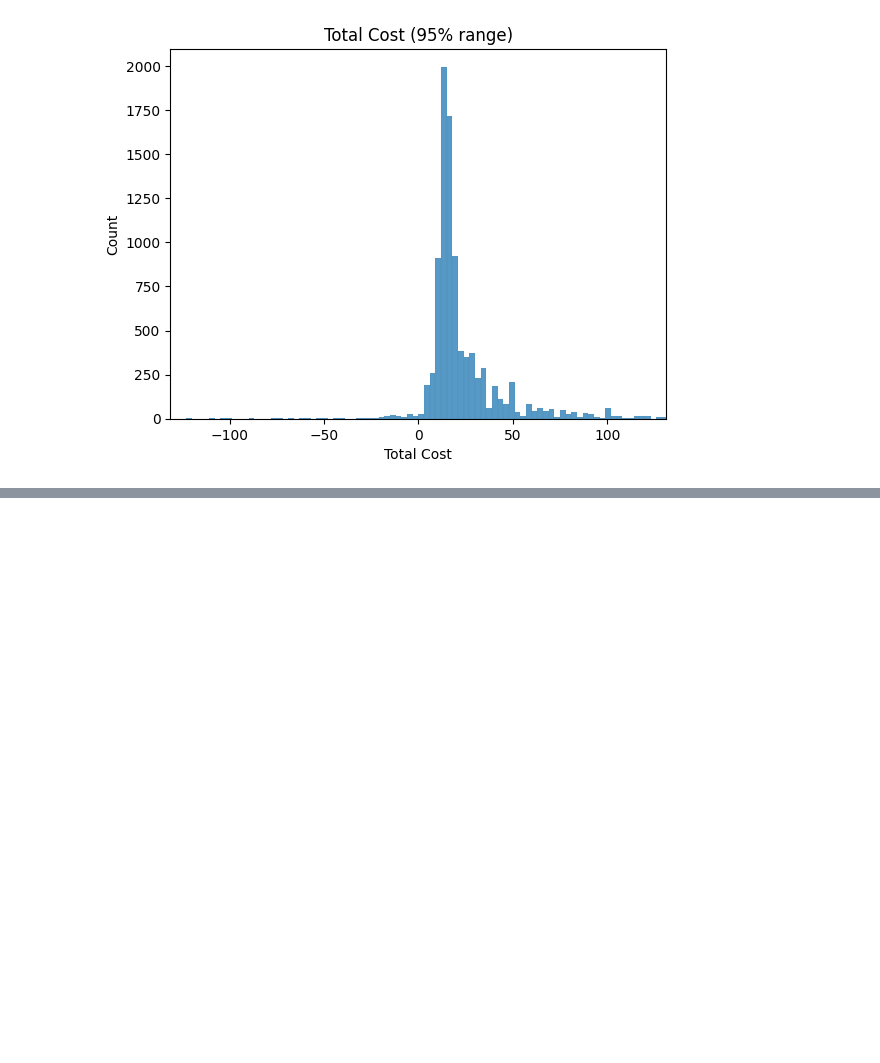
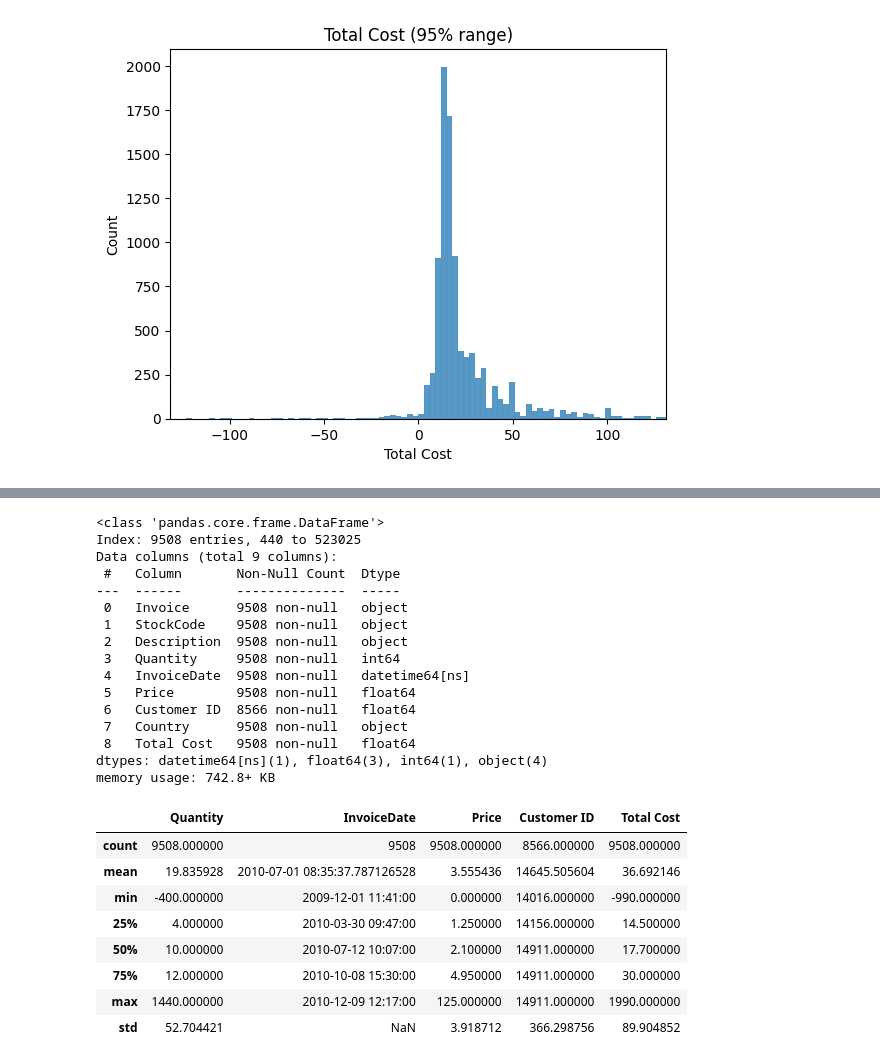
Before and after one commit to Ri-Dearg/ca2-market-retail, a Jupyter notebook: ca2-market-retail.ipynb, the cells around one changed output, grey strips where cells are left out. Saved outputs shown, nothing was run; the diff lists cells and outputs as text; code cells hidden in the pictures; blank space fills up the shorter version.

```diff
--- a/ca2-market-retail.ipynb
+++ b/ca2-market-retail.ipynb
@@ -202,0 +224,29 @@ plt.show()
+# %%
+clean_data_v1.info()
+clean_data_v1.describe()
+# %% [output]
+<class 'pandas.core.frame.DataFrame'>
+Index: 9508 entries, 440 to 523025
+Data columns (total 9 columns):
+ #   Column       Non-Null Count  Dtype
+---  ------       --------------  -----
+ 0   Invoice      9508 non-null   object
+ 1   StockCode    9508 non-null   object
+ 2   Description  9508 non-null   object
+ 3   Quantity     9508 non-null   int64
+ 4   InvoiceDate  9508 non-null   datetime64[ns]
+ 5   Price        9508 non-null   float64
+ 6   Customer ID  8566 non-null   float64
+ 7   Country      9508 non-null   object
+ 8   Total Cost   9508 non-null   float64
+dtypes: datetime64[ns](1), float64(3), int64(1), object(4)
+memory usage: 742.8+ KB
+|  | Quantity | InvoiceDate | Price | Customer ID | Total Cost |
+| count | 9508.000000 | 9508 | 9508.000000 | 8566.000000 | 9508.000000 |
+| mean | 19.835928 | 2010-07-01 08:35:37.787126528 | 3.555436 | 14645.505604 | 36.692146 |
+| min | -400.000000 | 2009-12-01 11:41:00 | 0.000000 | 14016.000000 | -990.000000 |
+| 25% | 4.000000 | 2010-03-30 09:47:00 | 1.250000 | 14156.000000 | 14.500000 |
+| 50% | 10.000000 | 2010-07-12 10:07:00 | 2.100000 | 14911.000000 | 17.700000 |
+| 75% | 12.000000 | 2010-10-08 15:30:00 | 4.950000 | 14911.000000 | 30.000000 |
+| max | 1440.000000 | 2010-12-09 12:17:00 | 125.000000 | 14911.000000 | 1990.000000 |
+| std | 52.704421 | NaN | 3.918712 | 366.298756 | 89.904852 |
```
Also changed, not shown: parts of 5 cells of this notebook.
